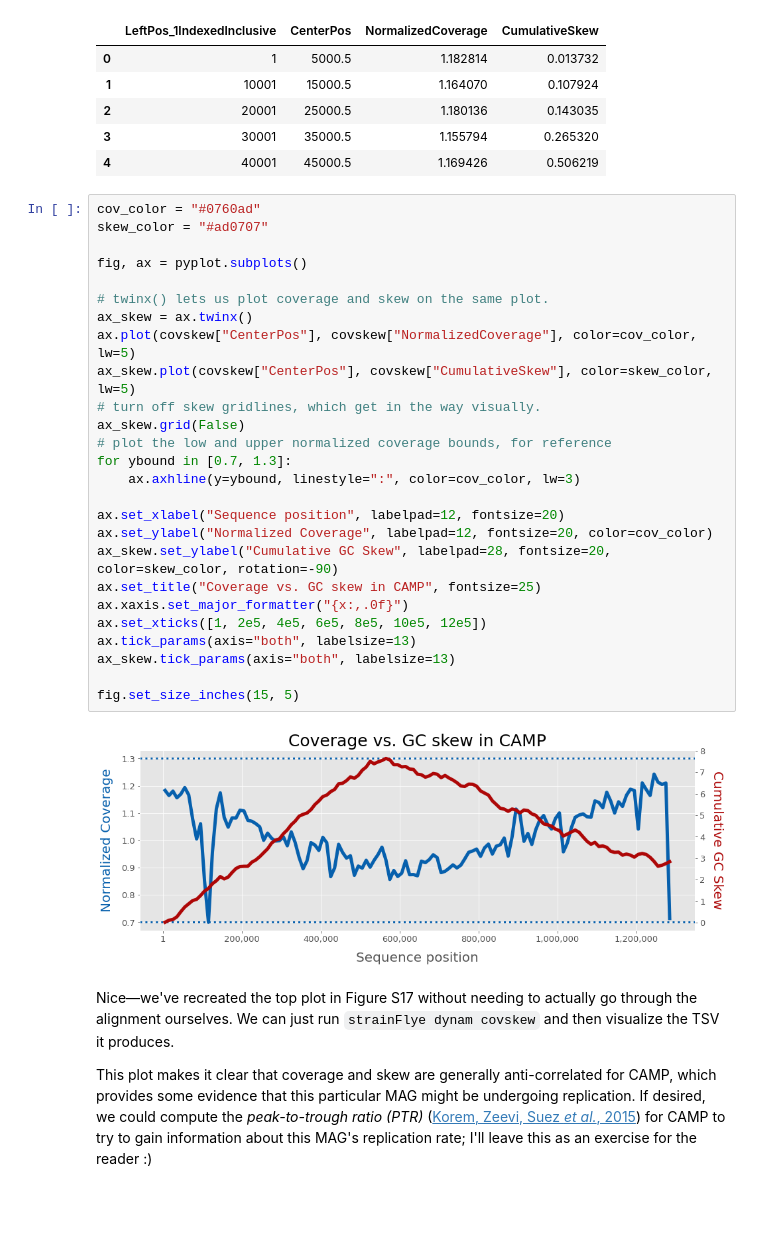
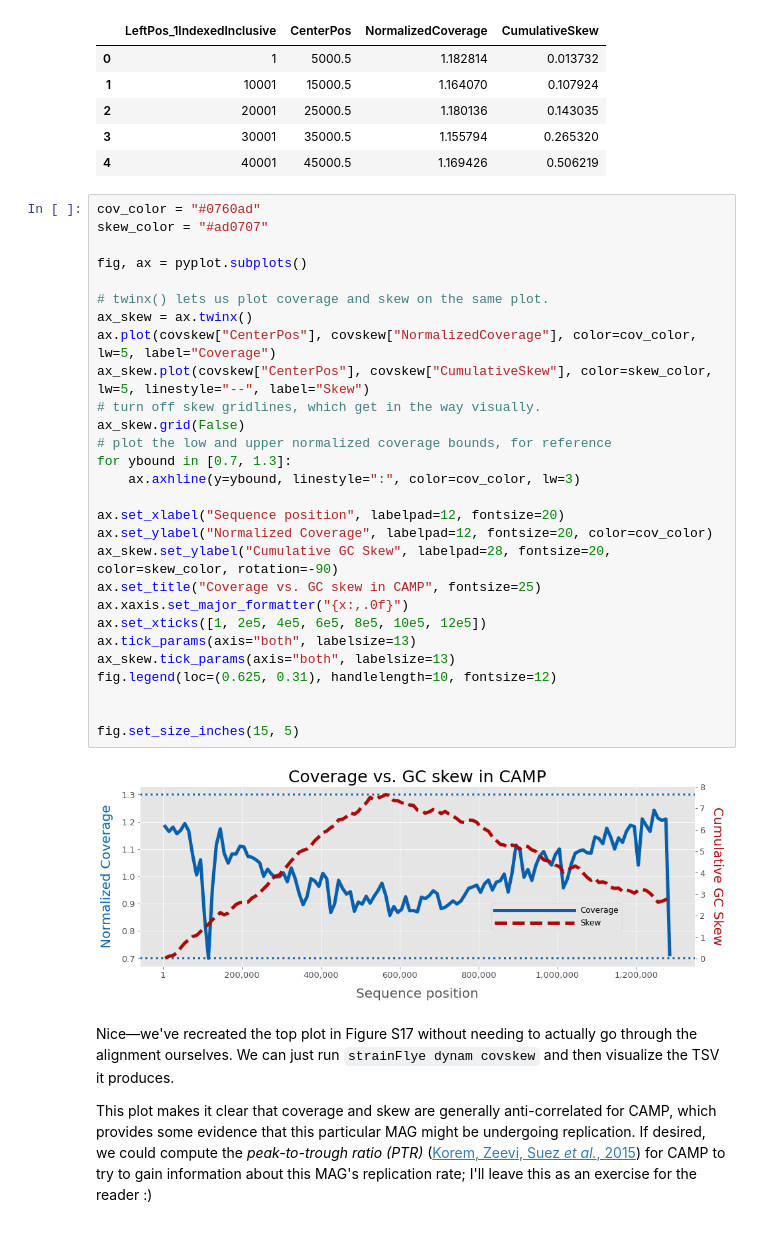
Before and after one commit to fedarko/strainFlye, a Jupyter notebook: docs/SheepGutExample.ipynb, the cells around one changed output. Drawn from its saved outputs; the diff is of its cells as text.

Commit message:
DOC: tutorial: viz B1 matrix, covskew sty, etc

```diff
--- a/docs/SheepGutExample.ipynb
+++ b/docs/SheepGutExample.ipynb
@@ -1101,31 +1119,33 @@ covskew.head()
 # %%
 cov_color = "#0760ad"
 skew_color = "#ad0707"
 
 fig, ax = pyplot.subplots()
 
 # twinx() lets us plot coverage and skew on the same plot.
 ax_skew = ax.twinx()
-ax.plot(covskew["CenterPos"], covskew["NormalizedCoverage"], color=cov_color, lw=5)
-ax_skew.plot(covskew["CenterPos"], covskew["CumulativeSkew"], color=skew_color, lw=5)
+ax.plot(covskew["CenterPos"], covskew["NormalizedCoverage"], color=cov_color, lw=5, label="Coverage")
+ax_skew.plot(covskew["CenterPos"], covskew["CumulativeSkew"], color=skew_color, lw=5, linestyle="--", label="Skew")
 # turn off skew gridlines, which get in the way visually.
 ax_skew.grid(False)
 # plot the low and upper normalized coverage bounds, for reference
 for ybound in [0.7, 1.3]:
     ax.axhline(y=ybound, linestyle=":", color=cov_color, lw=3)
 
 ax.set_xlabel("Sequence position", labelpad=12, fontsize=20)
 ax.set_ylabel("Normalized Coverage", labelpad=12, fontsize=20, color=cov_color)
 ax_skew.set_ylabel("Cumulative GC Skew", labelpad=28, fontsize=20, color=skew_color, rotation=-90)
 ax.set_title("Coverage vs. GC skew in CAMP", fontsize=25)
 ax.xaxis.set_major_formatter("{x:,.0f}")
 ax.set_xticks([1, 2e5, 4e5, 6e5, 8e5, 10e5, 12e5])
 ax.tick_params(axis="both", labelsize=13)
 ax_skew.tick_params(axis="both", labelsize=13)
+fig.legend(loc=(0.625, 0.31), handlelength=10, fontsize=12)
+
 
 fig.set_size_inches(15, 5)
 # %% [output]
-[figure, old version]
+[figure, new version]
 # %% [markdown]
 Nice—we've recreated the top plot in Figure S17 without needing to actually go through the alignment ourselves. We can just run `strainFlye dynam covskew` and then visualize the TSV it produces.
 
```
Also changed, not shown: parts of 5 cells of this notebook.
